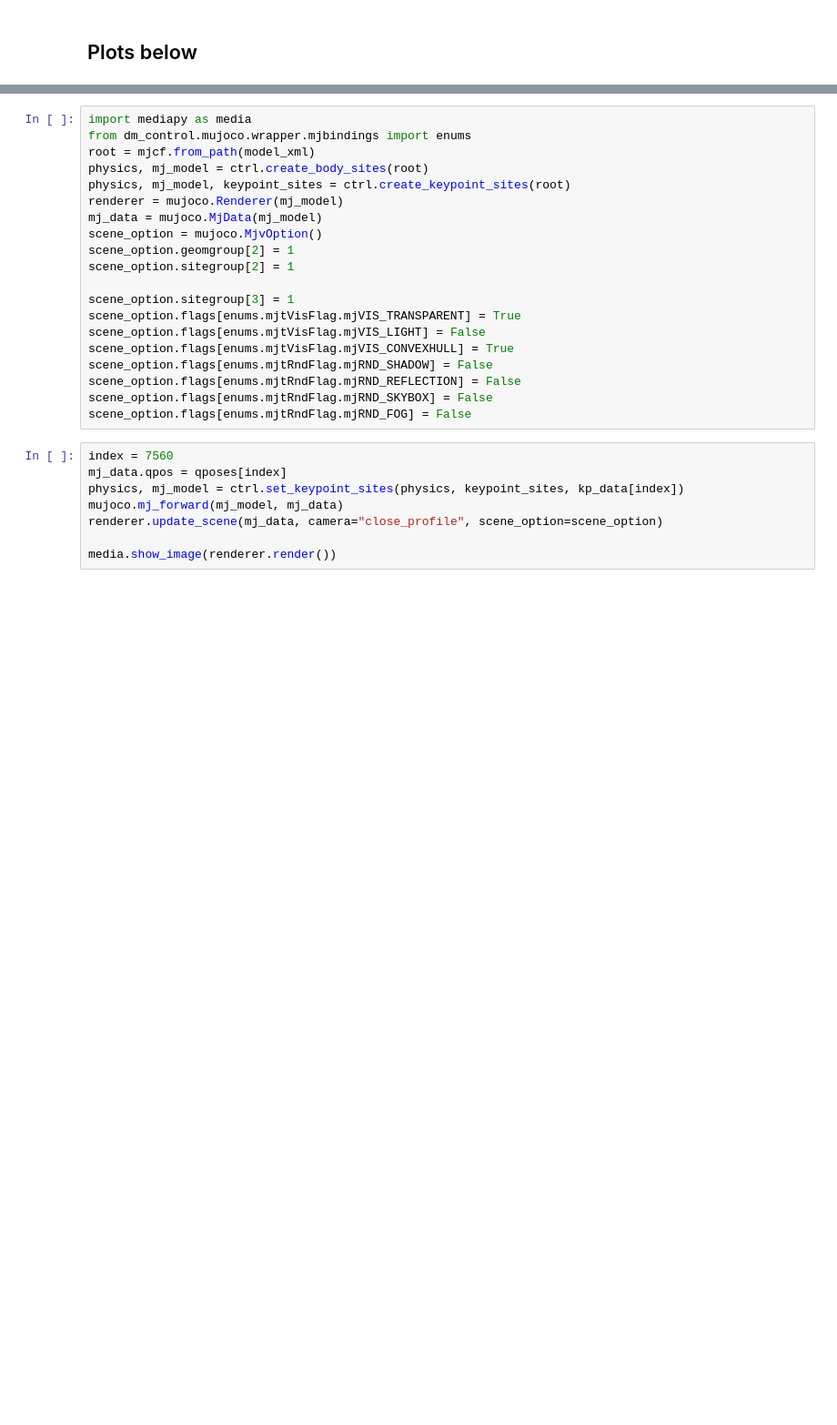
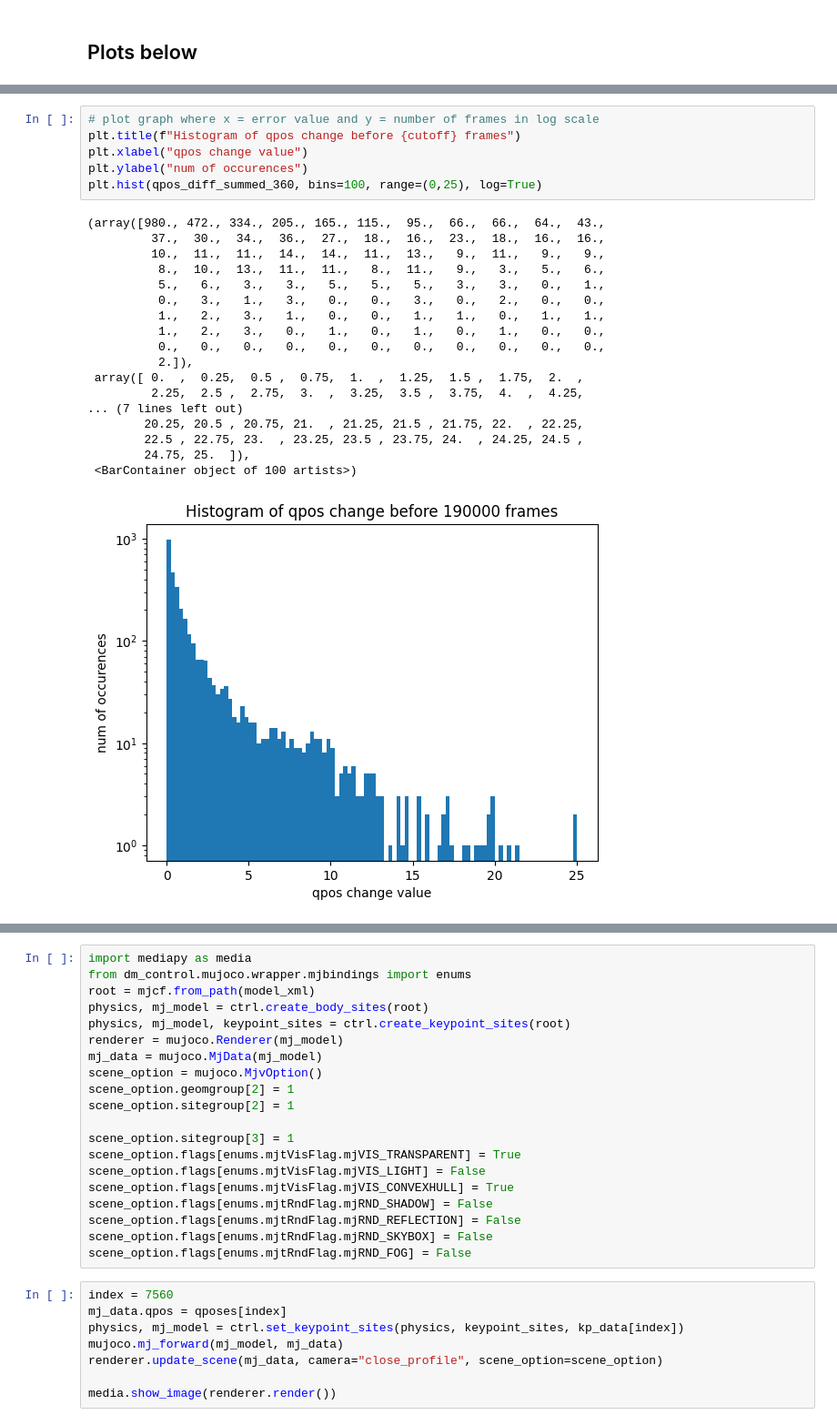
Before and after one commit to talmolab/stac-mjx, a Jupyter notebook: stac-mjx/graph_error.ipynb, the cells around one changed output, grey strips where cells are left out. Shown at 91% size. Drawn from its saved outputs; the diff is of its cells as text; blank space fills up the shorter version.

```diff
--- a/stac-mjx/graph_error.ipynb
+++ b/stac-mjx/graph_error.ipynb
@@ -150,0 +191,25 @@ plt.hist(errors[:cutoff], bins=100, range=(0,0.075), log=True)
+# %%
+# plot graph where x = error value and y = number of frames in log scale
+plt.title(f"Histogram of qpos change before {cutoff} frames")
+plt.xlabel("qpos change value")
+plt.ylabel("num of occurences")
+plt.hist(qpos_diff_summed_360, bins=100, range=(0,25), log=True)
+# %% [output]
+(array([980., 472., 334., 205., 165., 115.,  95.,  66.,  66.,  64.,  43.,
+         37.,  30.,  34.,  36.,  27.,  18.,  16.,  23.,  18.,  16.,  16.,
+         10.,  11.,  11.,  14.,  14.,  11.,  13.,   9.,  11.,   9.,   9.,
+          8.,  10.,  13.,  11.,  11.,   8.,  11.,   9.,   3.,   5.,   6.,
+          5.,   6.,   3.,   3.,   5.,   5.,   5.,   3.,   3.,   0.,   1.,
+          0.,   3.,   1.,   3.,   0.,   0.,   3.,   0.,   2.,   0.,   0.,
+          1.,   2.,   3.,   1.,   0.,   0.,   1.,   1.,   0.,   1.,   1.,
+          1.,   2.,   3.,   0.,   1.,   0.,   1.,   0.,   1.,   0.,   0.,
+          0.,   0.,   0.,   0.,   0.,   0.,   0.,   0.,   0.,   0.,   0.,
+          2.]),
+ array([ 0.  ,  0.25,  0.5 ,  0.75,  1.  ,  1.25,  1.5 ,  1.75,  2.  ,
+         2.25,  2.5 ,  2.75,  3.  ,  3.25,  3.5 ,  3.75,  4.  ,  4.25,
+... (7 lines left out)
+        20.25, 20.5 , 20.75, 21.  , 21.25, 21.5 , 21.75, 22.  , 22.25,
+        22.5 , 22.75, 23.  , 23.25, 23.5 , 23.75, 24.  , 24.25, 24.5 ,
+        24.75, 25.  ]),
+ <BarContainer object of 100 artists>)
+[figure, added]
```
Also changed, not shown: parts of 17 cells of this notebook.
